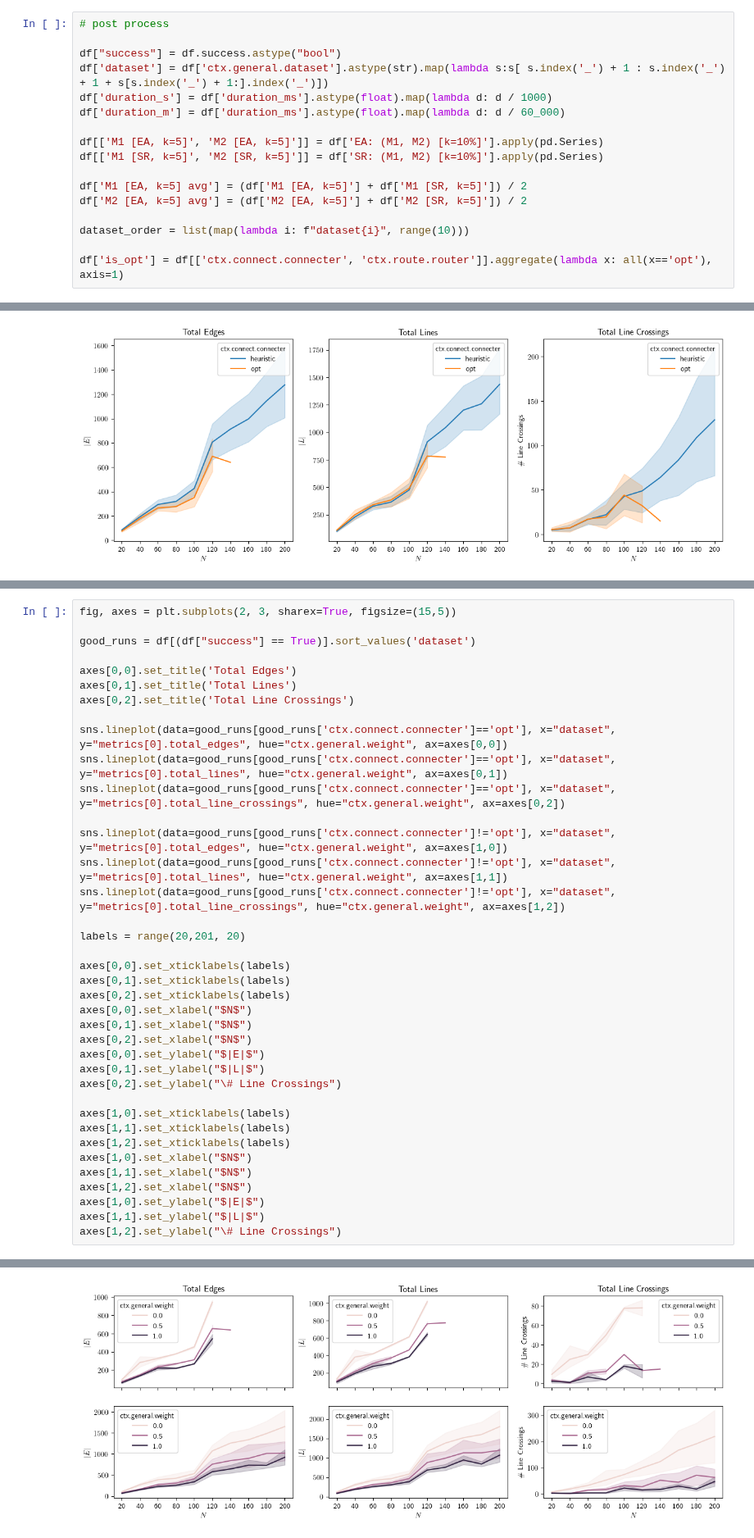
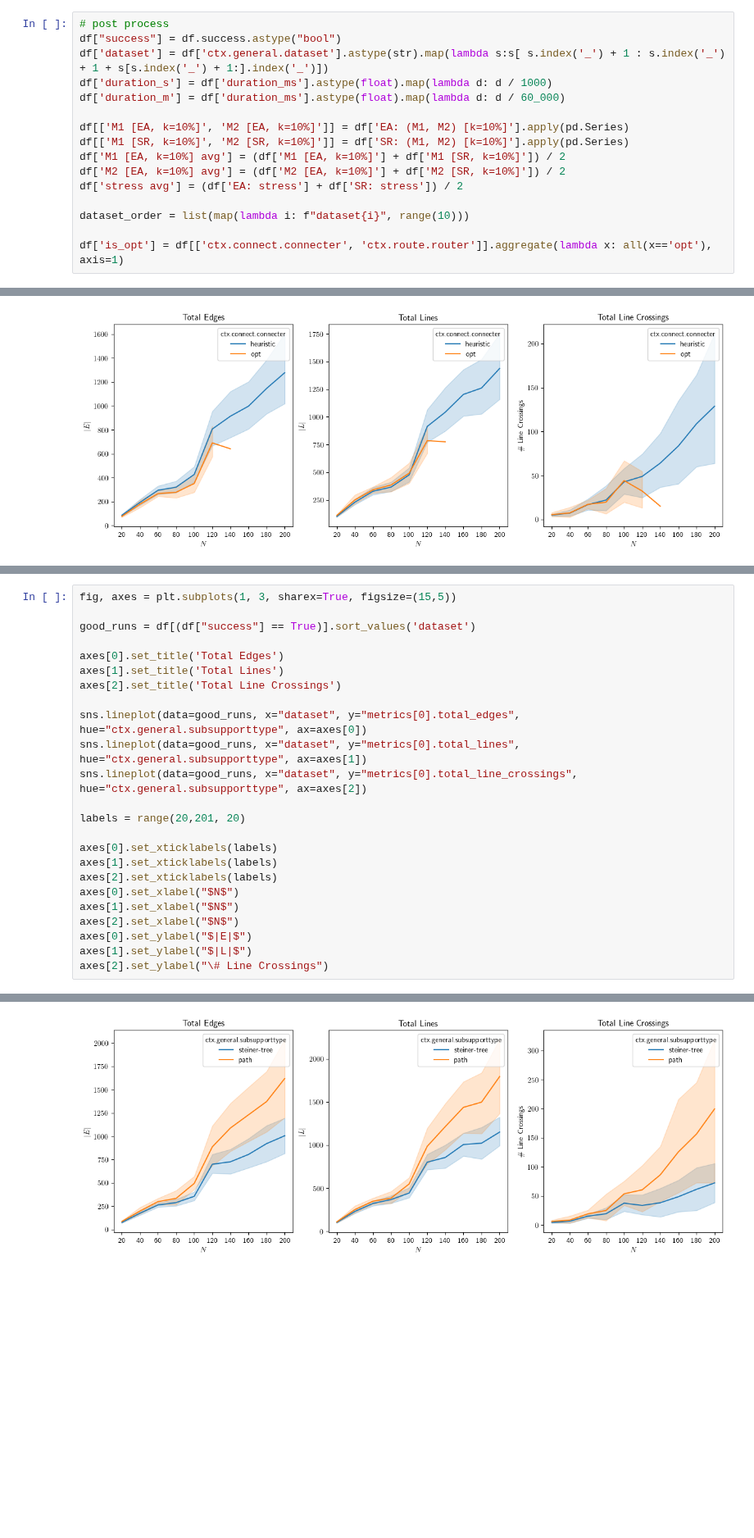
Before and after one commit to npiccolotto/undrground-tubes, a Jupyter notebook: designspace-result/merge.ipynb, the cells around one changed output, grey strips where cells are left out. Shown at 82% size. Cells and saved outputs as stored; diff of their text form; blank space fills up the shorter version.

```diff
--- a/designspace-result/merge.ipynb
+++ b/designspace-result/merge.ipynb
@@ -96,17 +100,16 @@ for dir in folders_with_call_file:
 df = pd.DataFrame(data=calls)
 # %%
 # post process
-
 df["success"] = df.success.astype("bool")
 df['dataset'] = df['ctx.general.dataset'].astype(str).map(lambda s:s[ s.index('_') + 1 : s.index('_') + 1 + s[s.index('_') + 1:].index('_')])
 df['duration_s'] = df['duration_ms'].astype(float).map(lambda d: d / 1000)
 df['duration_m'] = df['duration_ms'].astype(float).map(lambda d: d / 60_000)
 
-df[['M1 [EA, k=5]', 'M2 [EA, k=5]']] = df['EA: (M1, M2) [k=10%]'].apply(pd.Series)
-df[['M1 [SR, k=5]', 'M2 [SR, k=5]']] = df['SR: (M1, M2) [k=10%]'].apply(pd.Series)
-
-df['M1 [EA, k=5] avg'] = (df['M1 [EA, k=5]'] + df['M1 [SR, k=5]']) / 2
-df['M2 [EA, k=5] avg'] = (df['M2 [EA, k=5]'] + df['M2 [SR, k=5]']) / 2
+df[['M1 [EA, k=10%]', 'M2 [EA, k=10%]']] = df['EA: (M1, M2) [k=10%]'].apply(pd.Series)
+df[['M1 [SR, k=10%]', 'M2 [SR, k=10%]']] = df['SR: (M1, M2) [k=10%]'].apply(pd.Series)
+df['M1 [EA, k=10%] avg'] = (df['M1 [EA, k=10%]'] + df['M1 [SR, k=10%]']) / 2
+df['M2 [EA, k=10%] avg'] = (df['M2 [EA, k=10%]'] + df['M2 [SR, k=10%]']) / 2
+df['stress avg'] = (df['EA: stress'] + df['SR: stress']) / 2
 
 dataset_order = list(map(lambda i: f"dataset{i}", range(10)))
 
@@ -314,41 +347,27 @@ Text(0, 0.5, '\\# Line Crossings')
 # %%
-fig, axes = plt.subplots(2, 3, sharex=True, figsize=(15,5))
+fig, axes = plt.subplots(1, 3, sharex=True, figsize=(15,5))
 
 good_runs = df[(df["success"] == True)].sort_values('dataset')
 
-axes[0,0].set_title('Total Edges')
-axes[0,1].set_title('Total Lines')
-axes[0,2].set_title('Total Line Crossings')
+axes[0].set_title('Total Edges')
+axes[1].set_title('Total Lines')
+axes[2].set_title('Total Line Crossings')
 
-sns.lineplot(data=good_runs[good_runs['ctx.connect.connecter']=='opt'], x="dataset", y="metrics[0].total_edges", hue="ctx.general.weight", ax=axes[0,0])
-sns.lineplot(data=good_runs[good_runs['ctx.connect.connecter']=='opt'], x="dataset", y="metrics[0].total_lines", hue="ctx.general.weight", ax=axes[0,1])
-sns.lineplot(data=good_runs[good_runs['ctx.connect.connecter']=='opt'], x="dataset", y="metrics[0].total_line_crossings", hue="ctx.general.weight", ax=axes[0,2])
-
-sns.lineplot(data=good_runs[good_runs['ctx.connect.connecter']!='opt'], x="dataset", y="metrics[0].total_edges", hue="ctx.general.weight", ax=axes[1,0])
-sns.lineplot(data=good_runs[good_runs['ctx.connect.connecter']!='opt'], x="dataset", y="metrics[0].total_lines", hue="ctx.general.weight", ax=axes[1,1])
-sns.lineplot(data=good_runs[good_runs['ctx.connect.connecter']!='opt'], x="dataset", y="metrics[0].total_line_crossings", hue="ctx.general.weight", ax=axes[1,2])
+sns.lineplot(data=good_runs, x="dataset", y="metrics[0].total_edges", hue="ctx.general.subsupporttype", ax=axes[0])
+sns.lineplot(data=good_runs, x="dataset", y="metrics[0].total_lines", hue="ctx.general.subsupporttype", ax=axes[1])
+sns.lineplot(data=good_runs, x="dataset", y="metrics[0].total_line_crossings", hue="ctx.general.subsupporttype", ax=axes[2])
 
 labels = range(20,201, 20)
 
-axes[0,0].set_xticklabels(labels)
-axes[0,1].set_xticklabels(labels)
-axes[0,2].set_xticklabels(labels)
-axes[0,0].set_xlabel("$N$")
-axes[0,1].set_xlabel("$N$")
-axes[0,2].set_xlabel("$N$")
-axes[0,0].set_ylabel("$|E|$")
-axes[0,1].set_ylabel("$|L|$")
-axes[0,2].set_ylabel("\# Line Crossings")
-
-axes[1,0].set_xticklabels(labels)
-axes[1,1].set_xticklabels(labels)
-axes[1,2].set_xticklabels(labels)
-axes[1,0].set_xlabel("$N$")
-axes[1,1].set_xlabel("$N$")
-axes[1,2].set_xlabel("$N$")
-axes[1,0].set_ylabel("$|E|$")
-axes[1,1].set_ylabel("$|L|$")
-axes[1,2].set_ylabel("\# Line Crossings")
+axes[0].set_xticklabels(labels)
+axes[1].set_xticklabels(labels)
+axes[2].set_xticklabels(labels)
+axes[0].set_xlabel("$N$")
+axes[1].set_xlabel("$N$")
+axes[2].set_xlabel("$N$")
+axes[0].set_ylabel("$|E|$")
+axes[1].set_ylabel("$|L|$")
+axes[2].set_ylabel("\# Line Crossings")
 # %% [output]
 Text(0, 0.5, '\\# Line Crossings')
-[figure, old version]
+[figure, new version]
```
Also changed, not shown: parts of 17 cells of this notebook.
